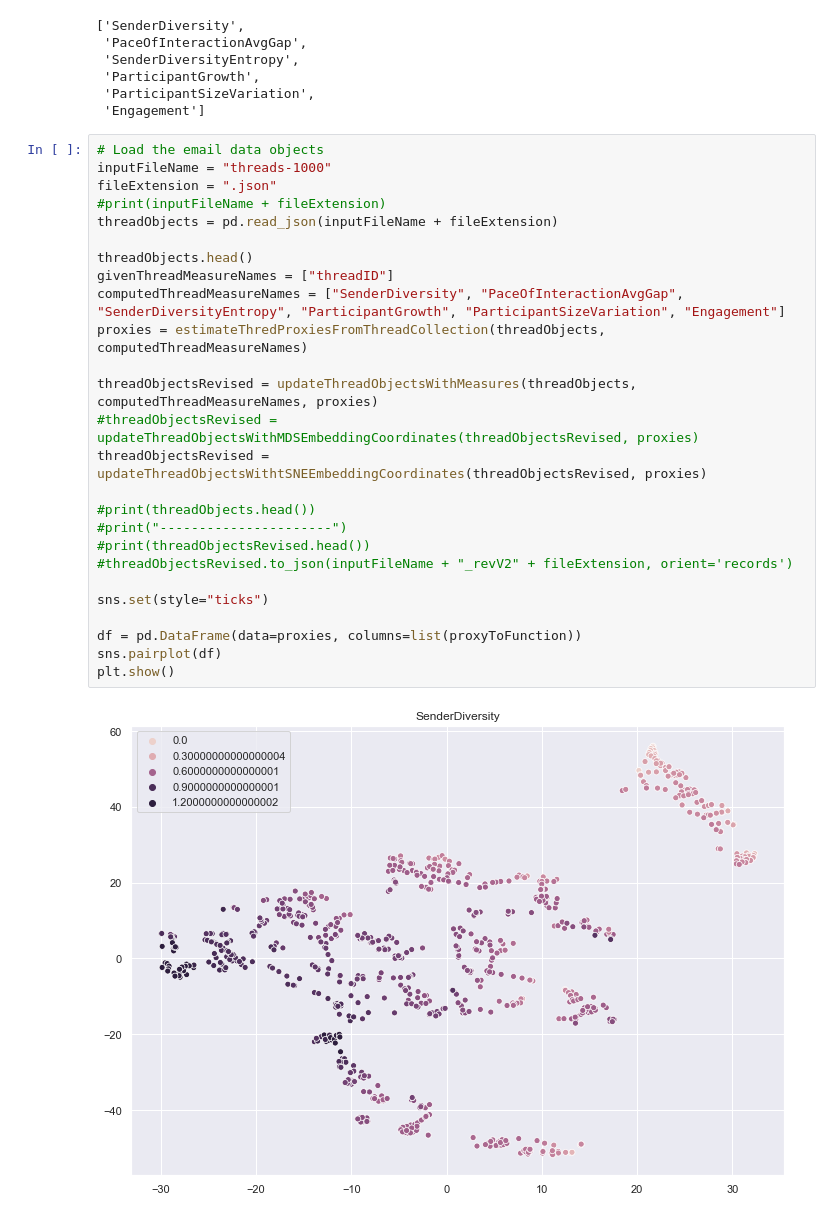
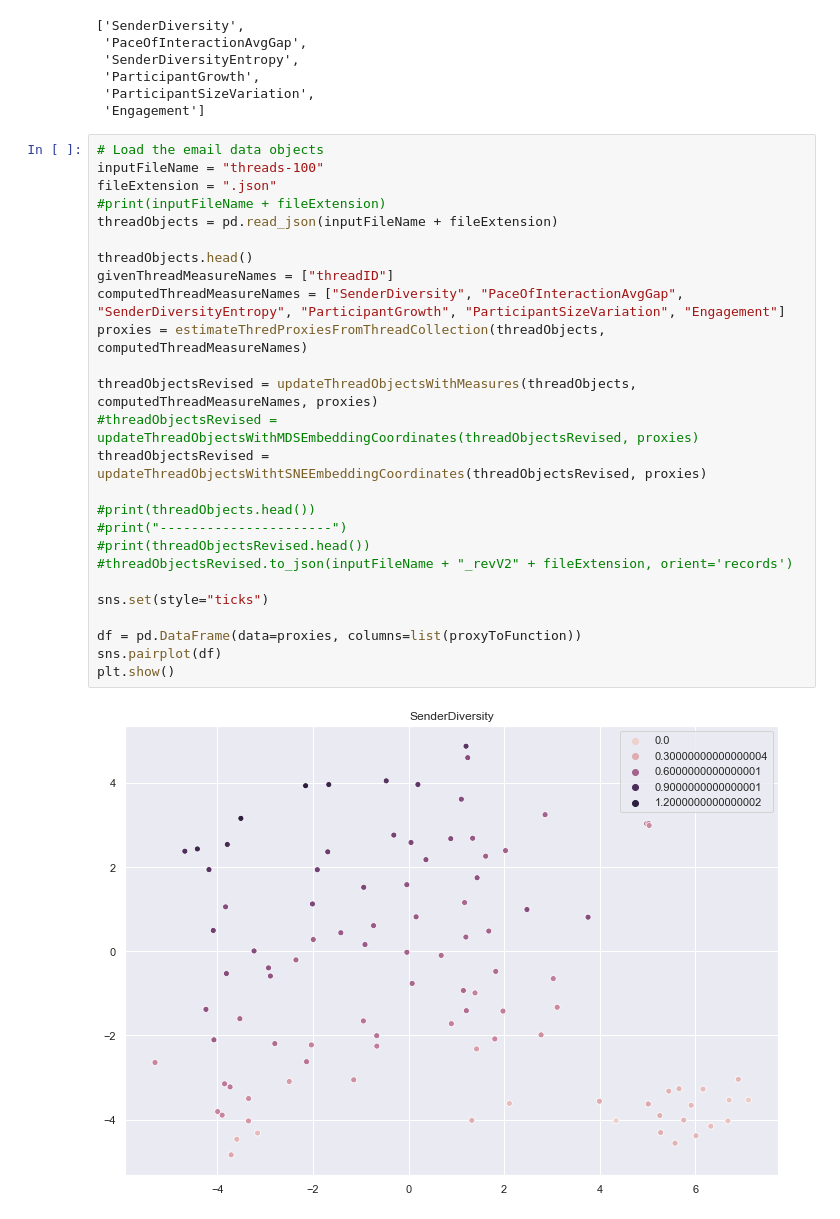
Before and after one commit to phongvis/threadlet, a Jupyter notebook: data/ThreadletTestingGround.ipynb, the cells around one changed output. Drawn from its saved outputs; the diff is of its cells as text.

```diff
--- a/data/ThreadletTestingGround.ipynb
+++ b/data/ThreadletTestingGround.ipynb
@@ -193,29 +193,29 @@ list(proxyToFunction)
  'Engagement']
 # %%
 # Load the email data objects
-inputFileName = "threads-1000"
+inputFileName = "threads-100"
 fileExtension = ".json"
 #print(inputFileName + fileExtension)
 threadObjects = pd.read_json(inputFileName + fileExtension)
 
 threadObjects.head()
 givenThreadMeasureNames = ["threadID"]
 computedThreadMeasureNames = ["SenderDiversity", "PaceOfInteractionAvgGap", "SenderDiversityEntropy", "ParticipantGrowth", "ParticipantSizeVariation", "Engagement"]
 proxies = estimateThredProxiesFromThreadCollection(threadObjects, computedThreadMeasureNames)
 
 threadObjectsRevised = updateThreadObjectsWithMeasures(threadObjects, computedThreadMeasureNames, proxies)
 #threadObjectsRevised = updateThreadObjectsWithMDSEmbeddingCoordinates(threadObjectsRevised, proxies)
 threadObjectsRevised = updateThreadObjectsWithtSNEEmbeddingCoordinates(threadObjectsRevised, proxies)
 
 #print(threadObjects.head())
 #print("----------------------")
 #print(threadObjectsRevised.head())
 #threadObjectsRevised.to_json(inputFileName + "_revV2" + fileExtension, orient='records')
 
 sns.set(style="ticks")
 
 df = pd.DataFrame(data=proxies, columns=list(proxyToFunction))
 sns.pairplot(df)
 plt.show()
 # %% [output]
-[figure, old version]
+[figure, new version]
```
Also changed, not shown: parts of 2 cells of this notebook, 1 other file.
